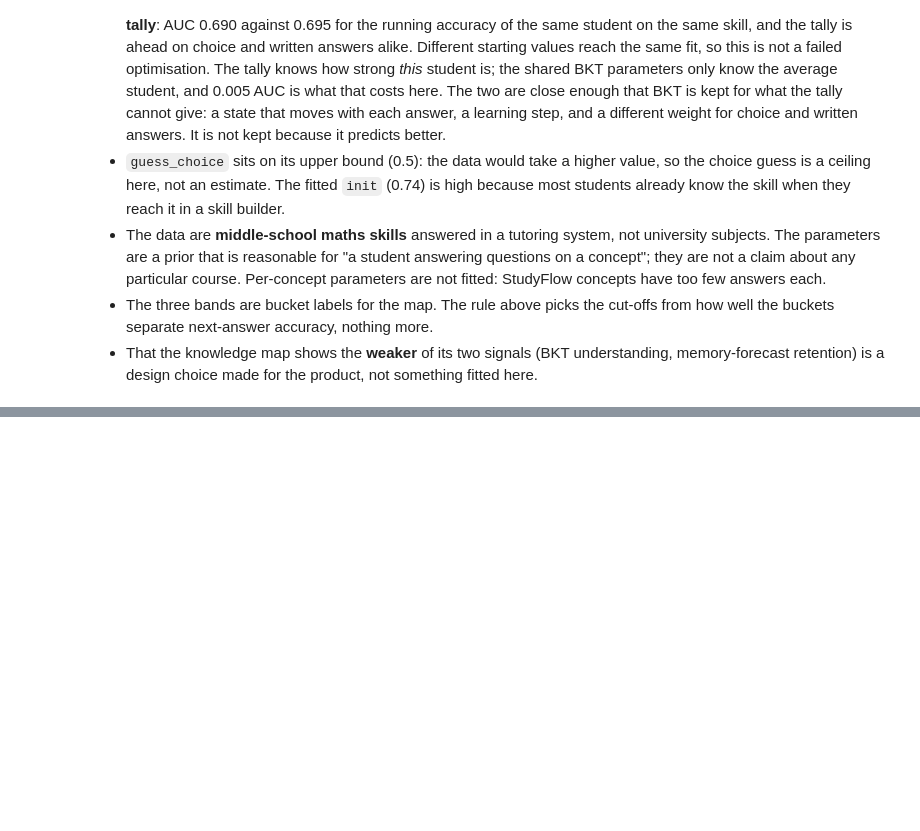
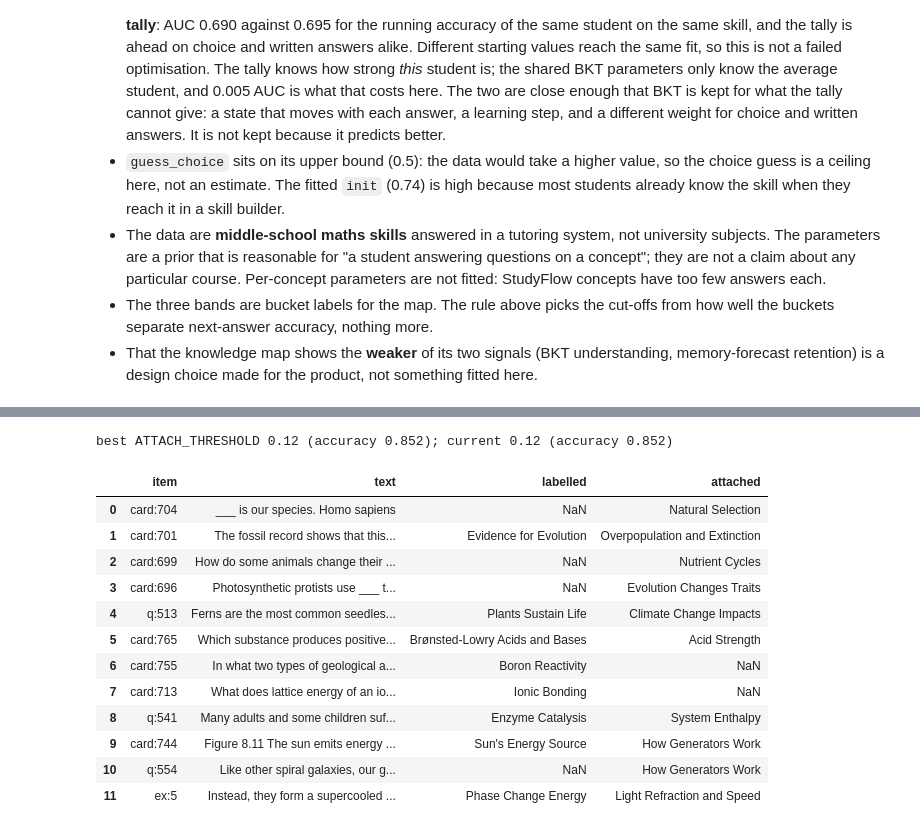
Before and after one commit to BlobaTeee/Study-Platform-Development, a Jupyter notebook: ml_pipeline/notebooks/10_knowledge_map.ipynb, the cells around one changed output, grey strips where cells are left out. Drawn from its saved outputs; the diff is of its cells as text; code cells hidden in the pictures; blank space fills up the shorter version.

Commit message:
feat(ml): check concept attachment and links on the demo account

```diff
--- a/ml_pipeline/notebooks/10_knowledge_map.ipynb
+++ b/ml_pipeline/notebooks/10_knowledge_map.ipynb
@@ -203,0 +218,15 @@ assert bkt.load() == (params, thresholds)
+# %%
+import json
+from collections import Counter
+from ml_pipeline import concept_map
+from ml_pipeline.concept_map import attach, merge_concepts, _text
+from ml_pipeline.subject_match import _vectorise
+
+dump = json.loads((config.REPO_ROOT / 'ml_pipeline' / 'outputs' / 'concept_items.json').read_text())
+labels = json.loads((config.REPO_ROOT / 'datasets' / 'handmade' / 'concept_attachment.json').read_text())['items']
+books = {n['id']: n for n in dump['notebooks']}
+pd.DataFrame([{'notebook': f"{n['id']} {n['title']}", 'documents': len({p['source_id'] for p in n['points']}),
+               'key points': len(n['points']), 'concepts': len(n['concepts']), 'items': len(n['items']),
+               'labelled': sum(r['notebook'] == n['id'] for r in labels),
+               'labelled null': sum(r['notebook'] == n['id'] and r['concept'] is None for r in labels)}
+              for n in books.values()])
@@ -203,0 +242,16 @@ assert bkt.load() == (params, thresholds)
+# %%
+def attach_scores(t):
+    got = {}
+    for n in books.values():
+        got.update({(n['id'], k): v for k, v in attach(n['items'], n['concepts'], threshold=t).items()})
+    pred = [got[(r['notebook'], r['item'])] for r in labels]
+    gold = [r['concept'] for r in labels]
+    hit = [p == g for p, g in zip(pred, gold)]
+    on = [h for h, g in zip(hit, gold) if g is not None]
+    off = [h for h, g in zip(hit, gold) if g is None]
+    return {'threshold': t, 'accuracy': np.mean(hit), 'coverage': np.mean([p is not None for p in pred]),
+            'right on labelled concept': np.mean(on), 'right on null': np.mean(off)}
+
+grid = [0.05, 0.08, 0.10, 0.12, 0.15, 0.18, 0.20, 0.25, 0.30]
+sweep = pd.DataFrame([attach_scores(t) for t in grid]).round(3)
+sweep
@@ -203,0 +269,28 @@ assert bkt.load() == (params, thresholds)
+# %%
+best_attach = float(sweep.loc[sweep['accuracy'].idxmax(), 'threshold'])
+current = sweep[sweep['threshold'] == concept_map.ATTACH_THRESHOLD].iloc[0]
+print(f"best ATTACH_THRESHOLD {best_attach} (accuracy {sweep['accuracy'].max():.3f}); "
+      f"current {concept_map.ATTACH_THRESHOLD} (accuracy {current['accuracy']:.3f})")
+got = {}
+for n in books.values():
+    got.update({(n['id'], k): v for k, v in attach(n['items'], n['concepts'], threshold=best_attach).items()})
+label_of = {(n['id'], c['key']): c['label'] for n in books.values() for c in n['concepts']}
+wrong = [{'item': r['item'], 'text': r['text'][:70], 'labelled': label_of.get((r['notebook'], r['concept'])),
+          'attached': label_of.get((r['notebook'], got[(r['notebook'], r['item'])]))}
+         for r in labels if got[(r['notebook'], r['item'])] != r['concept']]
+pd.DataFrame(wrong)
+# %% [output]
+best ATTACH_THRESHOLD 0.12 (accuracy 0.852); current 0.12 (accuracy 0.852)
+|  | item | text | labelled | attached |
+| 0 | card:704 | ___ is our species. Homo sapiens | NaN | Natural Selection |
+| 1 | card:701 | The fossil record shows that this... | Evidence for Evolution | Overpopulation and Extinction |
+| 2 | card:699 | How do some animals change their ... | NaN | Nutrient Cycles |
+| 3 | card:696 | Photosynthetic protists use ___ t... | NaN | Evolution Changes Traits |
+| 4 | q:513 | Ferns are the most common seedles... | Plants Sustain Life | Climate Change Impacts |
+| 5 | card:765 | Which substance produces positive... | Brønsted-Lowry Acids and Bases | Acid Strength |
+| 6 | card:755 | In what two types of geological a... | Boron Reactivity | NaN |
+| 7 | card:713 | What does lattice energy of an io... | Ionic Bonding | NaN |
+| 8 | q:541 | Many adults and some children suf... | Enzyme Catalysis | System Enthalpy |
+| 9 | card:744 | Figure 8.11 The sun emits energy ... | Sun's Energy Source | How Generators Work |
+| 10 | q:554 | Like other spiral galaxies, our g... | NaN | How Generators Work |
+| 11 | ex:5 | Instead, they form a supercooled ... | Phase Change Energy | Light Refraction and Speed |
```
Also changed, not shown: parts of 11 cells of this notebook, 3 other files.
